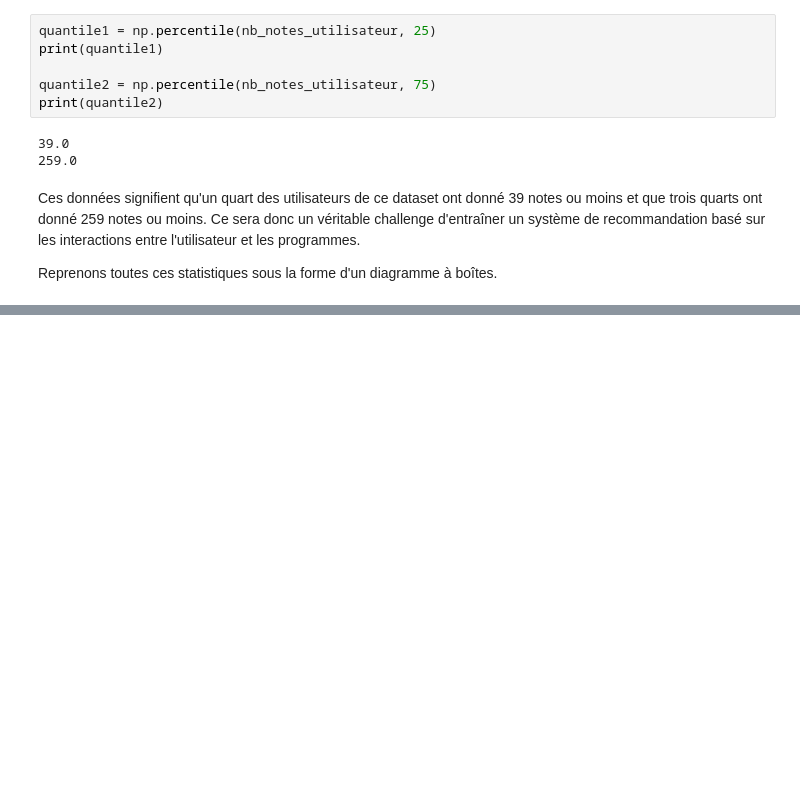
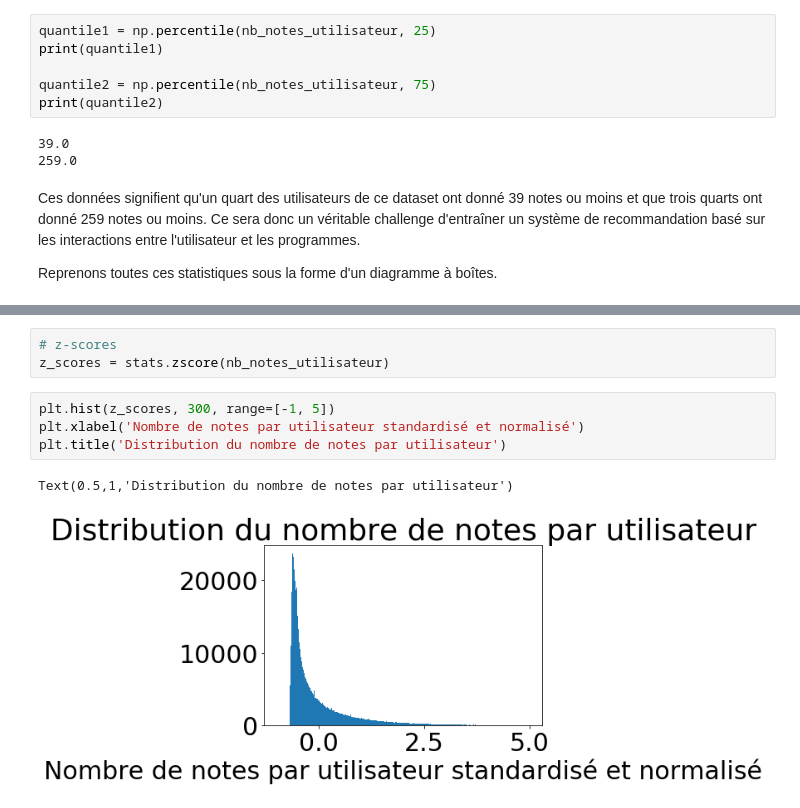
Before and after one commit to goujonbe/recommender-systems, a Jupyter notebook: note.ipynb, the cells around one changed output, grey strips where cells are left out. Saved outputs shown, nothing was run; the diff lists cells and outputs as text; blank space fills up the shorter version.

```diff
--- a/note.ipynb
+++ b/note.ipynb
@@ -167,0 +194,10 @@ Ce qu'il faut retenir de cette première analyse des données.
+# %%
+# z-scores
+z_scores = stats.zscore(nb_notes_utilisateur)
+# %%
+plt.hist(z_scores, 300, range=[-1, 5])
+plt.xlabel('Nombre de notes par utilisateur standardisé et normalisé')
+plt.title('Distribution du nombre de notes par utilisateur')
+# %% [output]
+Text(0.5,1,'Distribution du nombre de notes par utilisateur')
+[figure, added]
```
Also changed, not shown: parts of 22 cells of this notebook.
